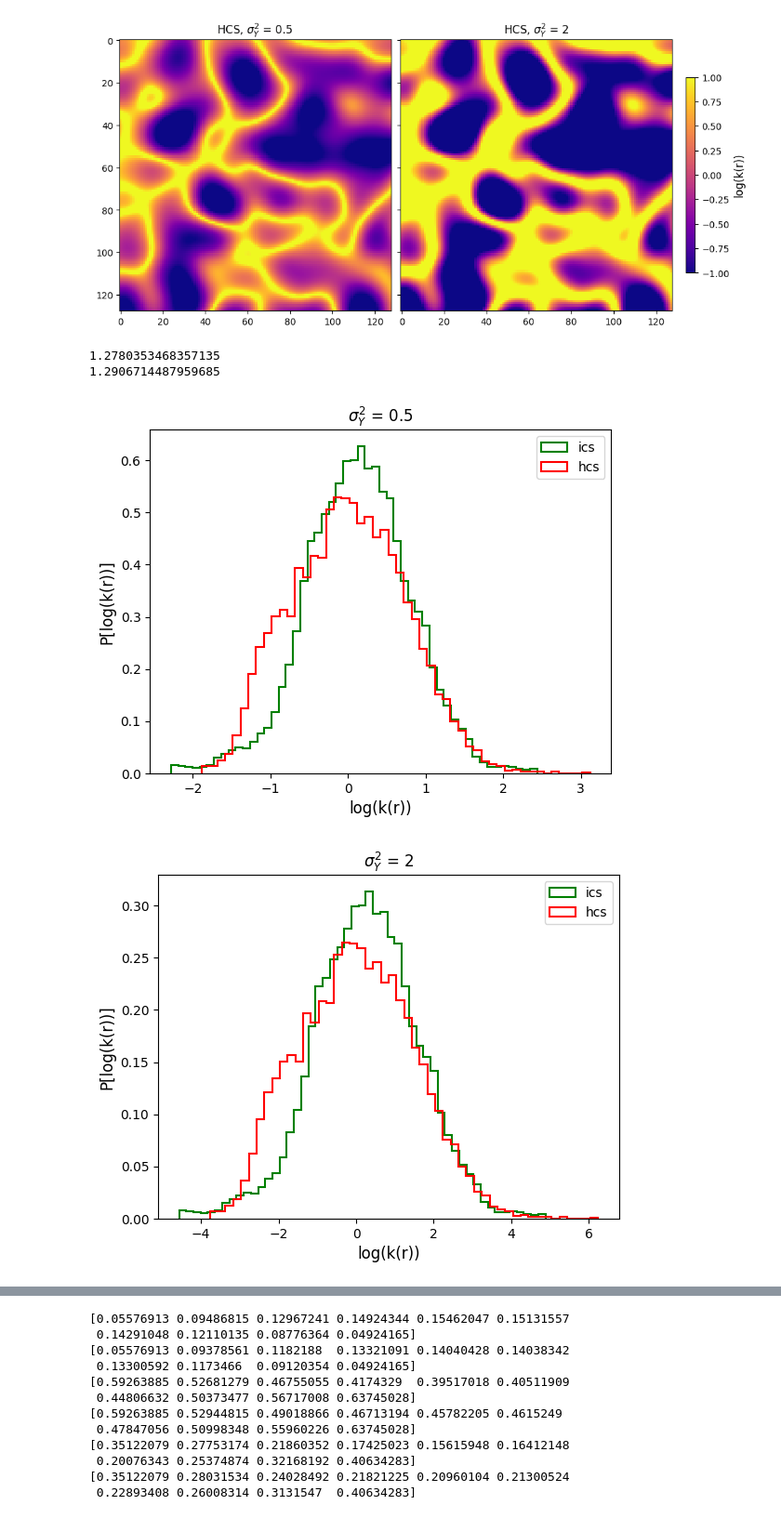
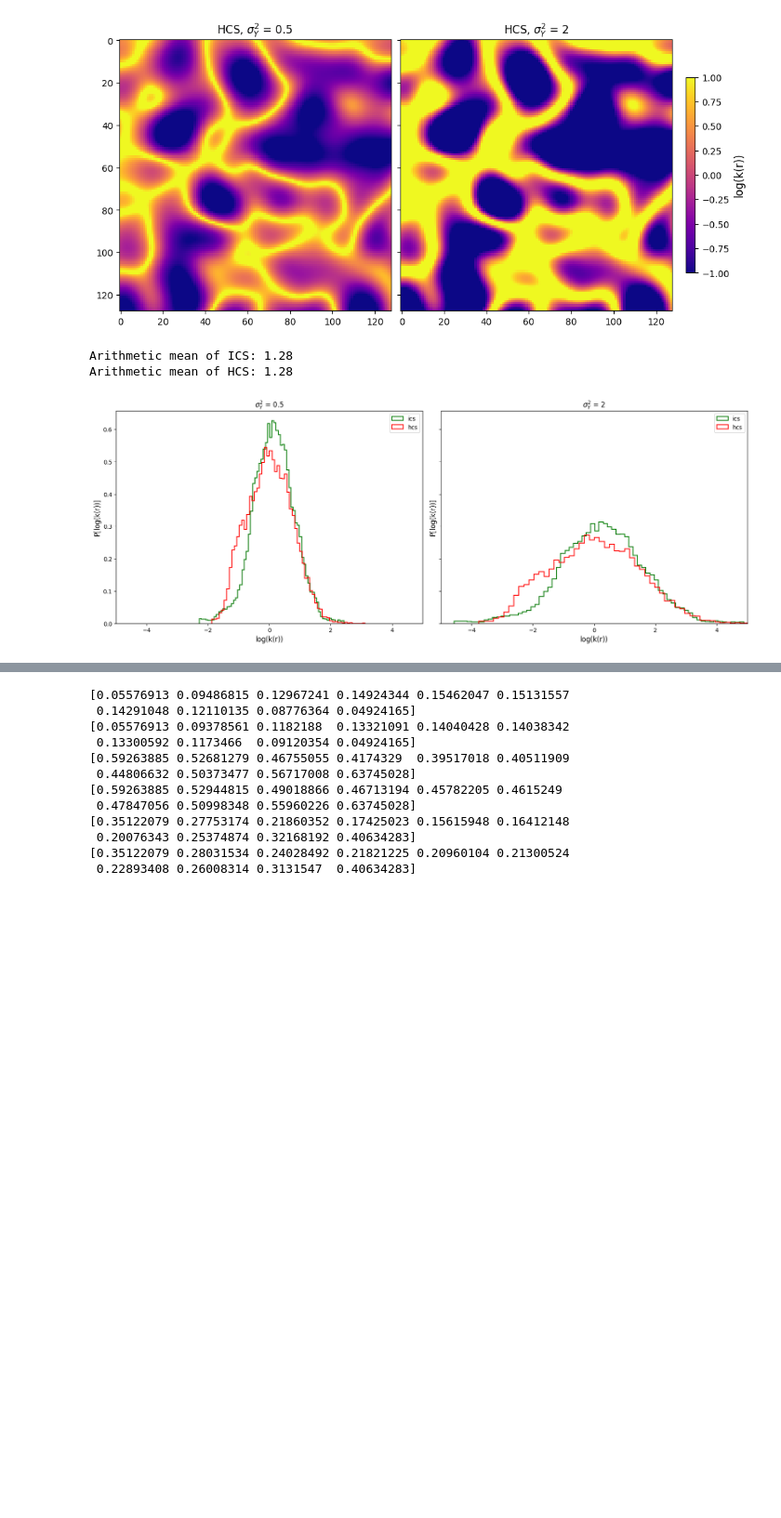
Before and after one commit to XxkmoxX/ML_variational_autoencoder, a Jupyter notebook: eda_ml_vae_128L.ipynb, the cells around one changed output, grey strips where cells are left out. Shown at 93% size. Cells and saved outputs as stored; diff of their text form; code cells hidden in the pictures; blank space fills up the shorter version.

```diff
--- a/eda_ml_vae_128L.ipynb
+++ b/eda_ml_vae_128L.ipynb
@@ -45,26 +45,26 @@ for ic in range(len(ec_label2)):
         else:
             k_hcs[ireal] = k
 
-print(np.mean(k_ics))
-print(np.mean(k_hcs))
+print(f'Arithmetic mean of ICS: {np.mean(k_ics):.2f}')
+print(f'Arithmetic mean of HCS: {np.mean(k_ics):.2f}')
 # %% [output]
-1.2780353468357135
-1.2906714487959685
+Arithmetic mean of ICS: 1.28
+Arithmetic mean of HCS: 1.28
 # %%
-### PDFs of log(K)
-#
+### Probability Densisty Functions (PDF) of log(k)
+
 color = ['g', 'r']
-variance = ['0.5', '2']
+fig, ax = plt.subplots(1, 2, figsize=(16,6), layout='constrained', sharey=True)
 for ivar in range(len(variance)):
     for ic in range(len(ec_label2)):
         kmap = np.load(cwd + '/medios_128Lcont/X_128L_' + ec_label2[ic] + '_' + str(variance[ivar]) + '.npy')[map_realization]
         kmap = kmap.reshape(-1)
-        plt.hist(np.log(kmap), bins='scott', density=True, histtype='step', color=color[ic], lw=1.5, label=ec_label2[ic])
-        plt.xlabel('log(k(r))', fontsize=12)
-        plt.ylabel('P[log(k(r))]', fontsize=12)
-        plt.legend()
-        plt.title(r"$\sigma^2_{Y}$" + ' = ' + str(variance[ivar]), fontsize=12)
-    plt.show()
+        ax[ivar].hist(np.log(kmap), bins='auto', density=True, histtype='step', color=color[ic], lw=1.5, label=ec_label2[ic])
+        ax[ivar].set_xlabel('log(k(r))', fontsize=12)
+        ax[ivar].set_ylabel('P[log(k(r))]', fontsize=12)
+        ax[ivar].set_xlim(-5,5)
+        ax[ivar].legend()
+        ax[ivar].set_title(r"$\sigma^2_{Y}$" + ' = ' + str(variance[ivar]), fontsize=12)
+plt.show()
 # %% [output]
-[figure, old version]
+[figure, new version]
-[figure, removed]
```
Also changed, not shown: parts of 11 cells of this notebook.
